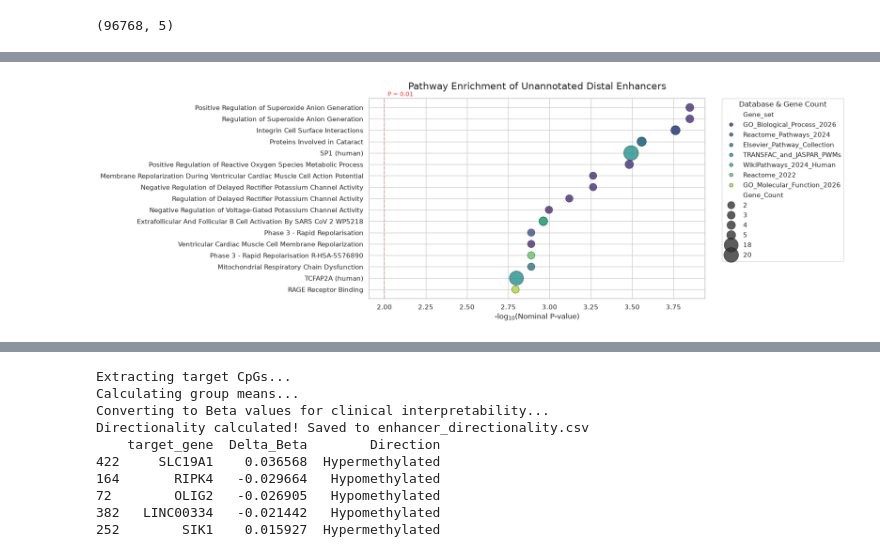
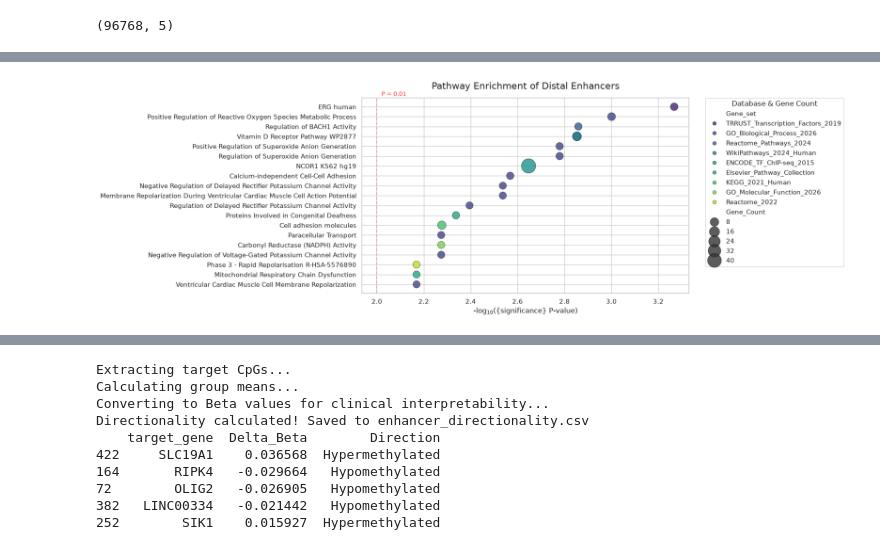
Before and after one commit to perpk/methylation-analysis, a Jupyter notebook: notebooks/DL_approach/peg1_gat_bio_strat.ipynb, the cells around one changed output, grey strips where cells are left out. Drawn from its saved outputs; the diff is of its cells as text; code cells hidden in the pictures.

Commit message:
try out chromosome visuals

```diff
--- a/notebooks/DL_approach/peg1_gat_bio_strat.ipynb
+++ b/notebooks/DL_approach/peg1_gat_bio_strat.ipynb
@@ -900,7 +953,7 @@ import seaborn as sns
 import numpy as np
 import pandas as pd
 
-def plot_nominal_pathways(nominally_sig_df, top_n=12):
+def plot_nominal_pathways(nominally_sig_df, significance, top_n=12):
     # 1. Prepare the DataFrame
     # Take the top N pathways based on P-value
     plot_df = nominally_sig_df.sort_values('P-value').head(top_n).copy()
@@ -936,8 +989,8 @@ def plot_nominal_pathways(nominally_sig_df, top_n=12):
     )
 
     # 4. Formatting and Labels
-    plt.title("Pathway Enrichment of Unannotated Distal Enhancers", fontsize=16, pad=15)
-    plt.xlabel("-log$_{10}$(Nominal P-value)", fontsize=12)
+    plt.title("Pathway Enrichment of Distal Enhancers", fontsize=16, pad=15)
+    plt.xlabel("-log$_{10}$({significance} P-value)", fontsize=12)
     plt.ylabel("") # Leave Y-label blank as the pathway names speak for themselves
 
     # Adjust the legend
@@ -947,13 +1000,13 @@ def plot_nominal_pathways(nominally_sig_df, top_n=12):
     plt.axvline(x=2.0, color='red', linestyle='--', alpha=0.5, zorder=0)
     plt.text(2.02, plt.gca().get_ylim()[1]-0.2, 'P = 0.01', color='red', alpha=0.8, fontsize=10)
 
-    # Optional: Save for your thesis/poster
-    # plt.savefig("/workspace/results/nominal_enhancer_dotplot.pdf", format="pdf", bbox_inches="tight")
+    plt.savefig(f"/workspace/results/{significance}_enhancer_dotplot.pdf", format="pdf", bbox_inches="tight")
 
     plt.show()
+# %%
+fdr_sig = results_df[results_df['Adjusted P-value'] < 0.05]
+nominally_sig = results_df[(results_df['P-value'] < 0.05) & (results_df['Adjusted P-value'] >= 0.05)]
 # %%
-all_sig = pd.concat([fdr_sig, nominally_sig], ignore_index=True)
-plot_nominal_pathways(all_sig, top_n=20)
-# plot_nominal_pathways(nominally_sig, top_n=20)
+plot_nominal_pathways(nominally_sig, "nominal", top_n=20)
 # %% [output]
-[figure, old version]
+[figure, new version]
```
Also changed, not shown: parts of 22 cells of this notebook, 3 other files.
